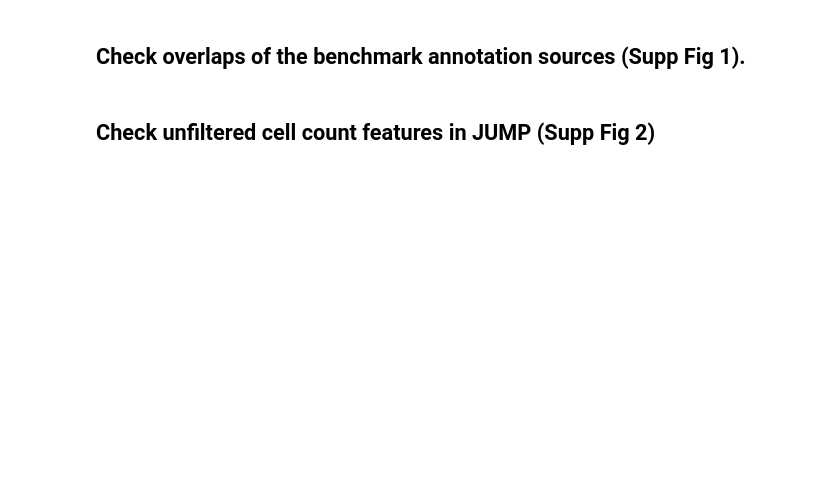
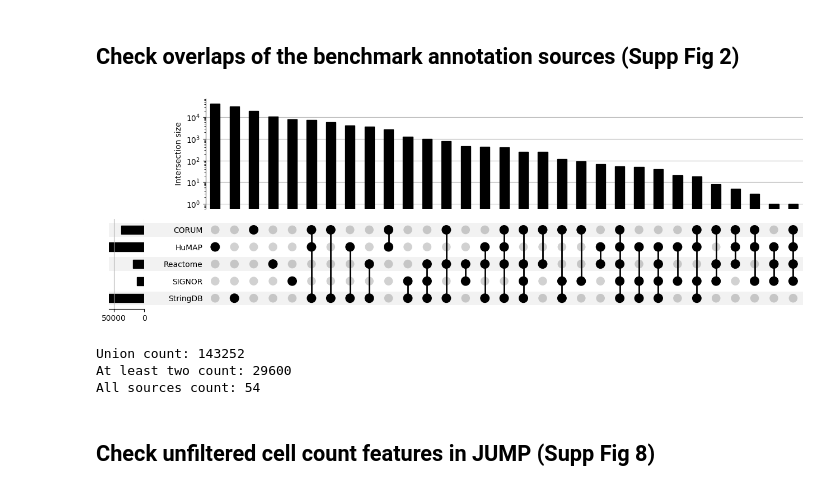
Before and after one commit to recursionpharma/EFAAR_benchmarking, a Jupyter notebook: notebooks/map_evaluation_comparison.ipynb, the cells around one changed output. Cells and saved outputs as stored; diff of their text form; code cells hidden in the pictures; blank space fills up the shorter version.

```diff
--- a/notebooks/map_evaluation_comparison.ipynb
+++ b/notebooks/map_evaluation_comparison.ipynb
@@ -32 +133,10 @@ periscope_pre_agg_metadata = pd.read_pickle(f'{res_folder}/PERISCOPE_pre_agg_met
+# %%
+metadatas = {}
+maps = {}
+
+for dataset in ['GWPS', 'cpg0016', 'cpg0021']:
+    with open(f'data/{dataset}_map_cache.pkl', 'rb') as f:
+        maps[dataset] = pickle.load(f)
+    with open(f'{res_folder}/{dataset}_metadata.pkl', 'rb') as f:
+        metadatas[dataset] = pickle.load(f)
 # %% [markdown]
@@ -52,2 +184,2 @@ print('PERISCOPE', len(exp_genes), len(unexp_genes), len(all_genes))
 # %% [markdown]
-## Check overlaps of the benchmark annotation sources (Supp Fig 1).
+## Check overlaps of the benchmark annotation sources (Supp Fig 2)
@@ -66,3 +186,41 @@ print(f'The number of unique interacting gene pairs in all {len(BENCHMARK_SOURCE
+# %%
+benchmark_sources = {}
+for src in BENCHMARK_SOURCES:
+    res = pd.read_csv(f'../efaar_benchmarking/benchmark_annotations/{src}.txt')
+    res = res[res.entity1 != res.entity2]
+    res['sorted_entities'] = res.apply(lambda row: tuple(sorted([row['entity1'], row['entity2']])), axis=1)
+    benchmark_sources[src] = set(res.sorted_entities)
+
+upset_data = from_contents(benchmark_sources)
+upset = UpSet(upset_data, sort_by='cardinality', sort_categories_by='-input')
+upset.plot()
+plt.yscale('log')
+plt.show()
+
+# Count the union of value sets
+union_set = set()
+for source in benchmark_sources.values():
+    union_set.update(source)
+union_count = len(union_set)
+
+# Count the number of elements that are included in at least 2 sources
+at_least_two_count = 0
+for element in union_set:
+    count = sum(element in source for source in benchmark_sources.values())
+    if count >= 2:
+        at_least_two_count += 1
+
+# Count the number of elements that are included in all sources
+all_sources_count = sum(all(element in source for source in benchmark_sources.values()) for element in union_set)
+
+print('Union count:', union_count)
+print('At least two count:', at_least_two_count)
+print('All sources count:', all_sources_count)
+# %% [output]
+[figure, added]
+Union count: 143252
+At least two count: 29600
+All sources count: 54
 # %% [markdown]
-## Check unfiltered cell count features in JUMP (Supp Fig 2)
+## Check unfiltered cell count features in JUMP (Supp Fig 8)
 # %%
```
Also changed, not shown: parts of 22 cells of this notebook, 5 other files.
